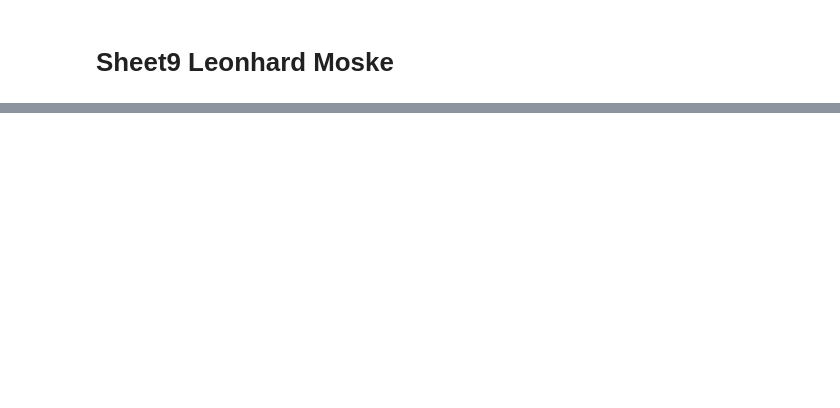
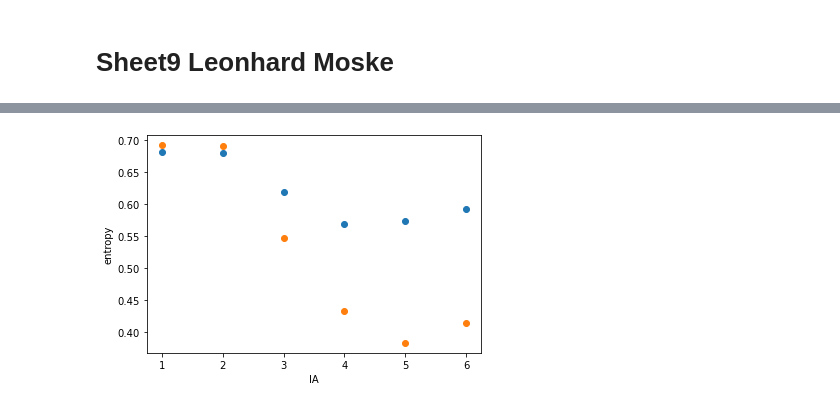
Before and after one commit to Leonhard-Moske/CMCMP, a Jupyter notebook: sheet9/physics767_sheet9_LeonhardMoske.ipynb, the cells around one changed output, grey strips where cells are left out. Cells and saved outputs as stored; diff of their text form; code cells hidden in the pictures; blank space fills up the shorter version.

```diff
--- a/sheet9/physics767_sheet9_LeonhardMoske.ipynb
+++ b/sheet9/physics767_sheet9_LeonhardMoske.ipynb
@@ -216,0 +218,21 @@ Text(0.5, 0, 'eigenvalue')
+# %%
+lowestEv = v[np.argmin(w)]
+
+minEntro = []
+zeroEntro = []
+
+zeroEv = v[np.argmin(np.absolute(w))] #nice trick to get index of closest value
+
+for i in range(1,int(L)):
+    minEntro.append(entropy(lowestEv,i,L-i))
+    zeroEntro.append(entropy(zeroEv, i, L-i))
+
+xrange = [i for i in range(1,int(L))]
+
+plt.scatter(xrange, minEntro)
+plt.scatter(xrange, zeroEntro)
+plt.xlabel("lA")
+plt.ylabel("entropy")
+plt.show()
+# %% [output]
+[figure, added]
```
Also changed, not shown: parts of 3 cells of this notebook.
